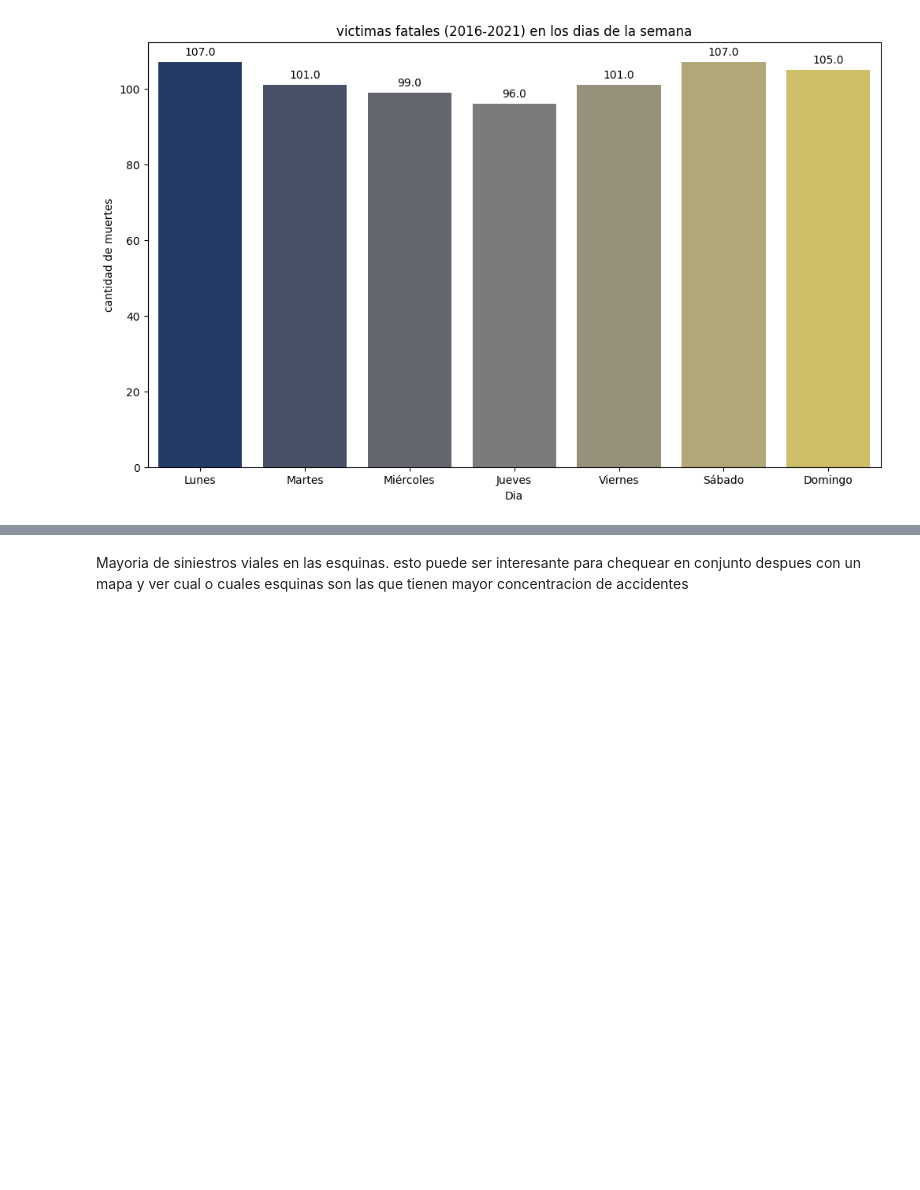
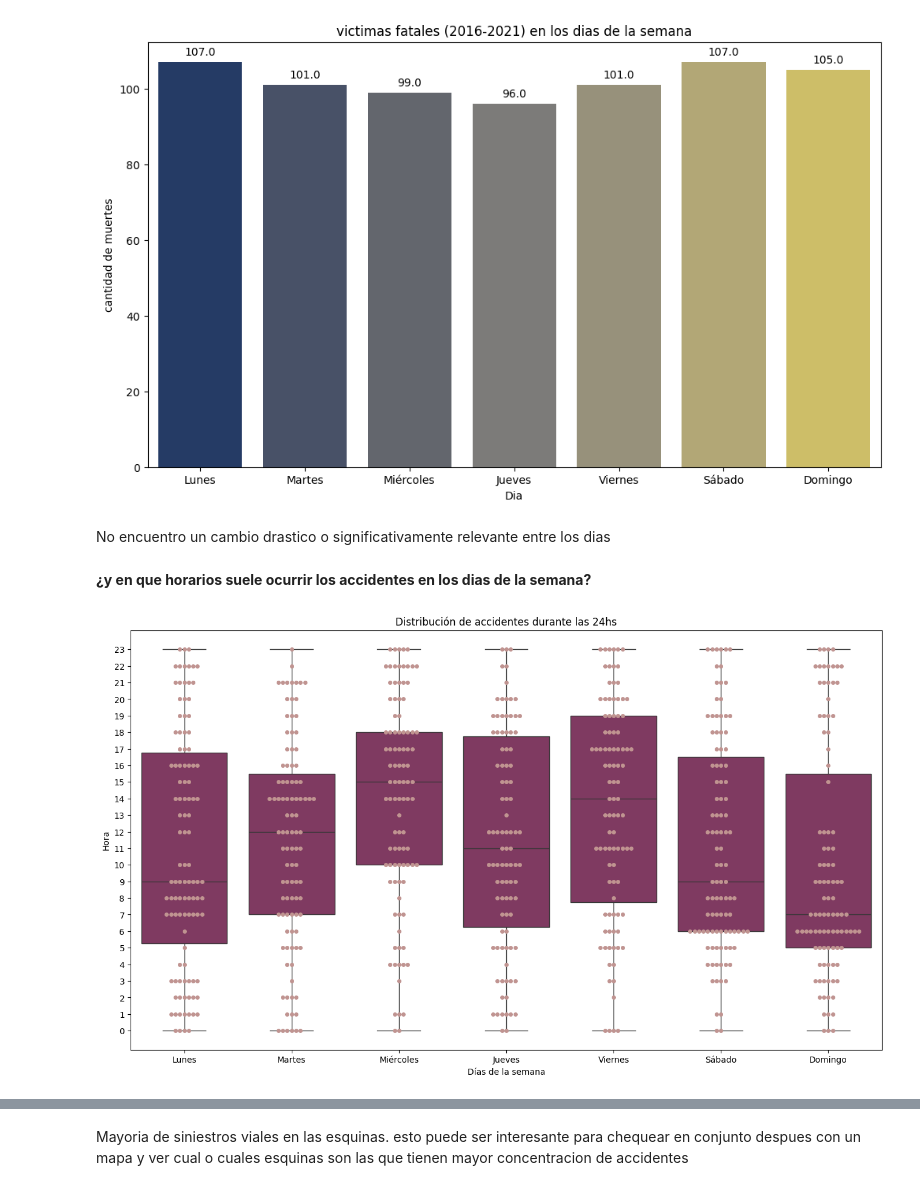
Before and after one commit to matiasbarriosled/PiDa2, a Jupyter notebook: EDA/EDA.ipynb, the cells around one changed output, grey strips where cells are left out. Saved outputs shown, nothing was run; the diff lists cells and outputs as text; code cells hidden in the pictures; blank space fills up the shorter version.

```diff
--- a/EDA/EDA.ipynb
+++ b/EDA/EDA.ipynb
@@ -227,3 +209,38 @@ for p in ax.patches:
 plt.show()
 # %% [output]
 [figure]
+# %% [markdown]
+No encuentro un cambio drastico o significativamente relevante entre los dias
+# %% [markdown]
+**¿y en que horarios suele ocurrir los accidentes en los dias de la semana?**
+# %%
+dias_hora = hechos[['Hora','Fecha']]
+dias_hora['Fecha'] = dias_hora['Fecha'].dt.day_name()
+dias_hora.rename(columns={'Fecha':'Dia'},inplace=True)
+dias_hora['Dia'] = dias_hora['Dia'].replace(dias_ingles_espanol)
+# %%
+dias_orden = ['Lunes', 'Martes', 'Miércoles', 'Jueves', 'Viernes', 'Sábado', 'Domingo']
+dias_hora['Dia'] = pd.Categorical(dias_hora['Dia'], categories=dias_orden, ordered=True)
+dias_hora = dias_hora.sort_values(by=['Dia']).reset_index(drop=True)
+# %%
+import pandas as pd
+import seaborn as sns
+import matplotlib.pyplot as plt
+
+# Crear gráfico de violín
+plt.figure(figsize=(16, 9))
+sns.boxplot(x='Dia', y='Hora', data=dias_hora, color='#8a2f62')
+
+# Agregar los puntos
+sns.swarmplot(x='Dia',y='Hora', data=dias_hora, color='#c09491')
+
+# Personalizar el gráfico
+plt.title('Distribución de accidentes durante las 24hs', color='black')
+plt.xlabel('Días de la semana')
+plt.ylabel('Hora')
+plt.yticks(range(24))
+
+# Mostrar el gráfico
+plt.show()
+# %% [output]
+[figure, added]
```
Also changed, not shown: parts of 10 cells of this notebook.
